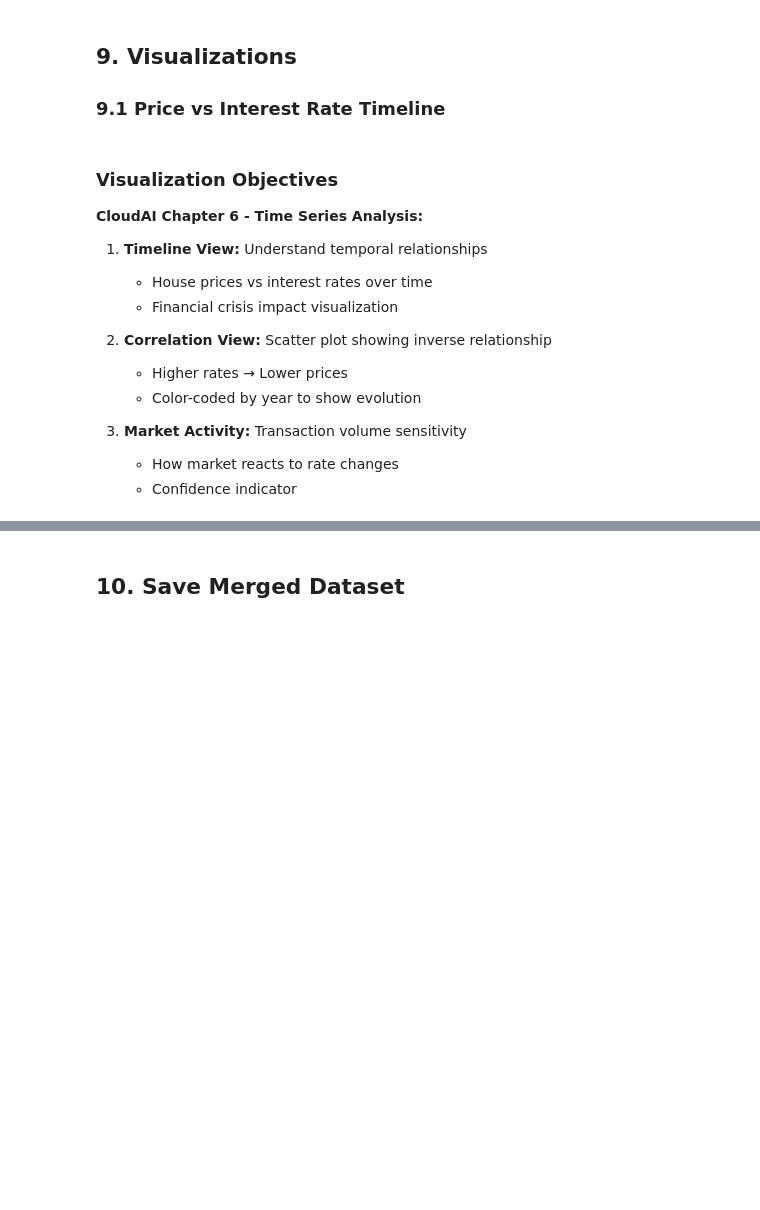
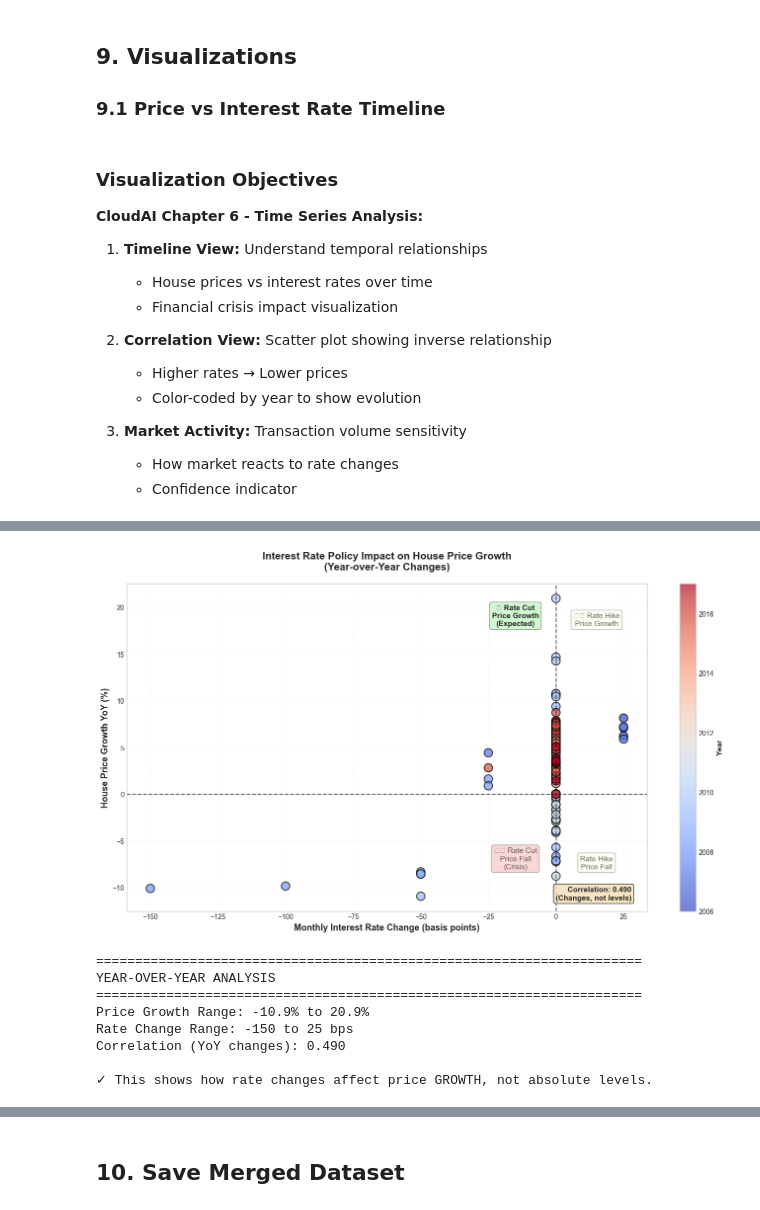
Before and after one commit to JoNaulaerts/Machine-Learning-Project-TM-2025, a Jupyter notebook: Dataset_1_UK_Housing/Code/03_data_merging.ipynb, the cells around one changed output, grey strips where cells are left out. Drawn from its saved outputs; the diff is of its cells as text; code cells hidden in the pictures; blank space fills up the shorter version.

```diff
--- a/Dataset_1_UK_Housing/Code/03_data_merging.ipynb
+++ b/Dataset_1_UK_Housing/Code/03_data_merging.ipynb
@@ -322,0 +444,65 @@ plt.show()
+# %%
+# Calculate year-over-year changes to focus on dynamics, not levels
+monthly_data['price_yoy_pct'] = monthly_data['price'].pct_change(12) * 100
+monthly_data['rate_change_bps'] = monthly_data['base_rate'].diff() * 100  # basis points
+
+# Remove NaN values from lagged calculations
+plot_data = monthly_data.dropna(subset=['price_yoy_pct', 'rate_change_bps'])
+
+fig, ax = plt.subplots(figsize=(14, 8))
+
+scatter = ax.scatter(plot_data['rate_change_bps'], plot_data['price_yoy_pct'],
+                     s=150, alpha=0.7, c=plot_data['year'], cmap='coolwarm',
+                     edgecolors='black', linewidth=1.5)
+
+# Add quadrant lines
+ax.axhline(0, color='black', linestyle='--', linewidth=1.5, alpha=0.6, label='Zero price growth')
+ax.axvline(0, color='black', linestyle='--', linewidth=1.5, alpha=0.6, label='No rate change')
+
+# Quadrant labels with interpretation
+ax.text(15, 18, '⚠️ Rate Hike\nPrice Growth', ha='center', fontsize=11, alpha=0.7,
+        bbox=dict(boxstyle='round', facecolor='lightyellow', alpha=0.3))
+ax.text(-15, 18, '✓ Rate Cut\nPrice Growth\n(Expected)', ha='center', fontsize=11,
+        fontweight='bold', bbox=dict(boxstyle='round', facecolor='lightgreen', alpha=0.4))
+ax.text(-15, -8, '⚠️ Rate Cut\nPrice Fall\n(Crisis)', ha='center', fontsize=11, alpha=0.7,
+        bbox=dict(boxstyle='round', facecolor='lightcoral', alpha=0.3))
+ax.text(15, -8, 'Rate Hike\nPrice Fall', ha='center', fontsize=11, alpha=0.7,
+        bbox=dict(boxstyle='round', facecolor='lightyellow', alpha=0.3))
+
+ax.set_xlabel('Monthly Interest Rate Change (basis points)', fontsize=13, fontweight='bold')
+ax.set_ylabel('House Price Growth YoY (%)', fontsize=13, fontweight='bold')
+ax.set_title('Interest Rate Policy Impact on House Price Growth\n(Year-over-Year Changes)',
+             fontsize=15, fontweight='bold', pad=20)
+ax.grid(alpha=0.3, linestyle=':')
+
+# Calculate correlation on changes
+corr_changes = plot_data['price_yoy_pct'].corr(plot_data['rate_change_bps'])
+ax.text(0.97, 0.03, f'Correlation: {corr_changes:.3f}\n(Changes, not levels)',
+        transform=ax.transAxes, fontsize=11, verticalalignment='bottom',
+        horizontalalignment='right', fontweight='bold',
+        bbox=dict(boxstyle='round', facecolor='wheat', alpha=0.8))
+
+cbar = plt.colorbar(scatter, ax=ax, label='Year')
+cbar.set_label('Year', fontsize=11, fontweight='bold')
+
+plt.tight_layout()
+plt.savefig(OUTPUT_DIR / '04_yoy_changes.png', dpi=300, bbox_inches='tight')
+plt.show()
+
+print("="*70)
+print("YEAR-OVER-YEAR ANALYSIS")
+print("="*70)
+print(f"Price Growth Range: {plot_data['price_yoy_pct'].min():.1f}% to {plot_data['price_yoy_pct'].max():.1f}%")
+print(f"Rate Change Range: {plot_data['rate_change_bps'].min():.0f} to {plot_data['rate_change_bps'].max():.0f} bps")
+print(f"Correlation (YoY changes): {corr_changes:.3f}")
+print("\n✓ This shows how rate changes affect price GROWTH, not absolute levels.")
+# %% [output]
+[figure, added]
+======================================================================
+YEAR-OVER-YEAR ANALYSIS
+======================================================================
+Price Growth Range: -10.9% to 20.9%
+Rate Change Range: -150 to 25 bps
+Correlation (YoY changes): 0.490
+
+✓ This shows how rate changes affect price GROWTH, not absolute levels.
```
Also changed, not shown: parts of 17 cells of this notebook, 6 other files.
